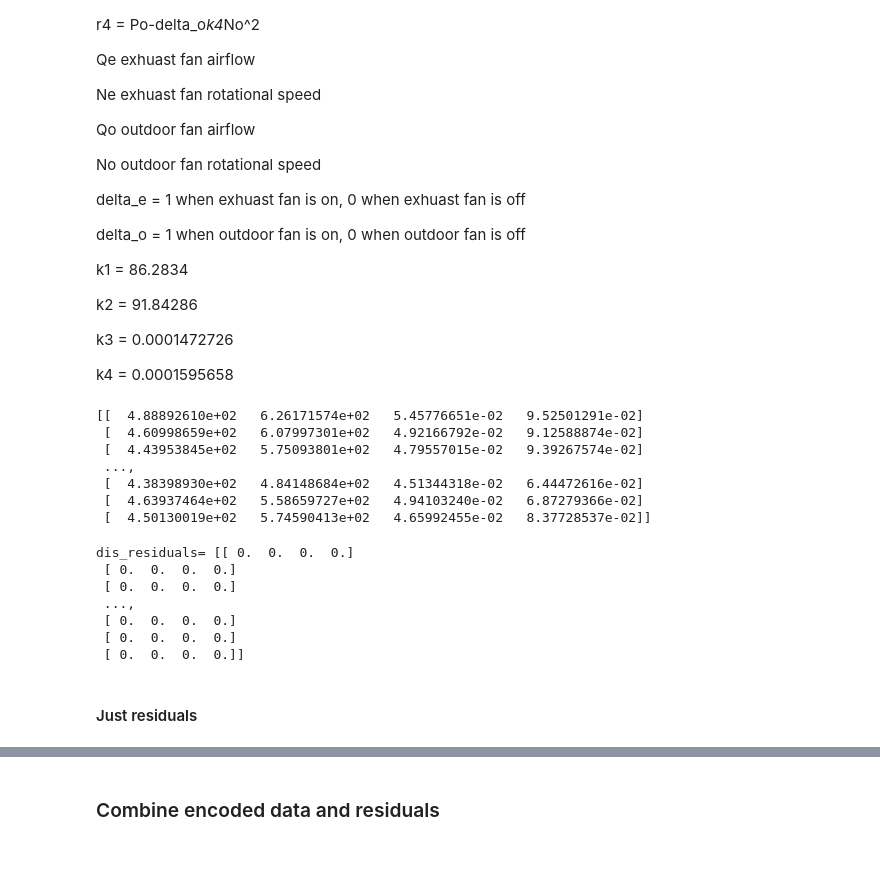
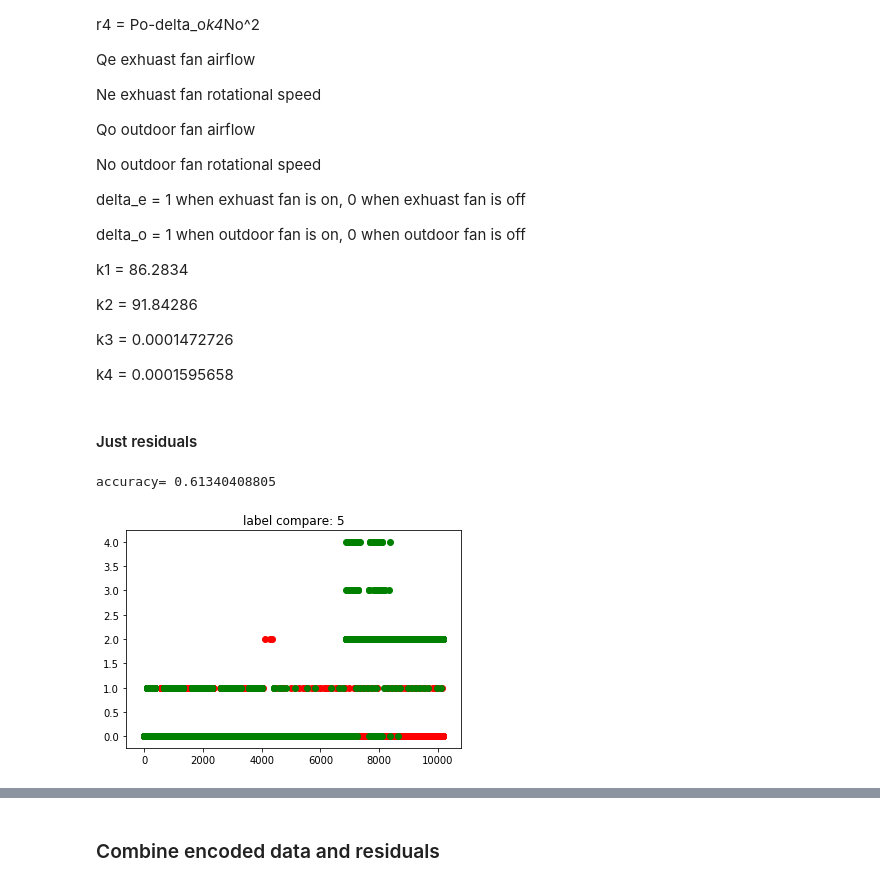
Before and after one commit to foTok/hybrid_diagnosis, a Jupyter notebook: Hybrid_Approach_v0.01.ipynb, the cells around one changed output, grey strips where cells are left out. Drawn from its saved outputs; the diff is of its cells as text; code cells hidden in the pictures; blank space fills up the shorter version.

```diff
--- a/Hybrid_Approach_v0.01.ipynb
+++ b/Hybrid_Approach_v0.01.ipynb
@@ -687,14 +624,14 @@ class graph:
 
             for y in domain_y:
                 table    = []
-                Py     = float(sum(data_y == y) + 1)/(length+len_y)       #laplace smooth
+                Py     = float(sum(data_y == y) + len_x)/(length+len_x*len_y)       #laplace smooth
                 for x in domain_x:
                     indexxy= [1 if (i==x)and(j==y) else 0 for i,j in zip(data_x,data_y)]
                     Pxy    = float(sum(indexxy) + 1)/(length+len_x*len_y) #laplace smooth
                     table.append(float(Pxy)/Py)
                 self.add_pro(node_name,(y,),table)
 
-        elif len(father_nodes)==2:
+        elif len(father_nodes)==2:#y,z==>x
             domain_y = father_nodes[0].domain
             data_y   = data[:,self.get_node_index(father_nodes[0].name)]
             len_y    = len(domain_y)
@@ -706,7 +643,7 @@ class graph:
                 for z in domain_z:
                     table = []
                     indexyz= [1 if (i==y)and(j==z) else 0 for i,j in zip(data_y,data_z)]
-                    Pyz    = float(sum(indexyz) + 1)/(length+len_y*len_z) #laplace smooth
+                    Pyz    = float(sum(indexyz) + len_x)/(length+len_x*len_y*len_z) #laplace smooth
                     for x in domain_x:
                         indexxyz= [1 if (i==y)and(j==z)and(k==x) else 0 for i,j,k in zip(data_y,data_z,data_x)]
                         Pxyz    = float(sum(indexxyz) + 1)/(length+len_y*len_z*len_x) #laplace smooth
@@ -742,6 +679,7 @@ class graph:
         weight   = []
         features = np.ndarray.tolist(features)
         #print(self.nodes[-1].domain)
+        #print('domain=',self.nodes[-1].domain)
         for i in self.nodes[-1].domain:
             #print('i=',i)
             Pi = 1
@@ -759,7 +697,7 @@ class graph:
                 #print('table = ',table)
                 #this node
                 index = self.get_node_index(node.name)           #index of this node in features
-                value = new_features[index]                          #value of this ndde in features
+                value = new_features[index]                      #value of this ndde in features
                 index = node.domain.index(value)                 #index value in domain
                 Pi = Pi*table[index]
             weight.append(Pi)
@@ -798,3 +735,0 @@ mode ==>feature0==>feature5 feature2
-# %%
-w = tan.predict(np.array([1,0,1,0,0,0]))
-print(w)
@@ -883,25 +809,7 @@ residuals = [[residual_ariflow_balance(qe,de,k1,ne),\
               residual_pressure_balance(po,do,k4,no)] \
               for qe,qo,pe,po,ne,no,de,do in zip(Qe,Qo,Pe,Po,Ne,No,De,Do)]
 residuals = np.array(residuals)
-print(residuals)
-# %% [output]
-[[  4.88892610e+02   6.26171574e+02   5.45776651e-02   9.52501291e-02]
- [  4.60998659e+02   6.07997301e+02   4.92166792e-02   9.12588874e-02]
- [  4.43953845e+02   5.75093801e+02   4.79557015e-02   9.39267574e-02]
- ...,
- [  4.38398930e+02   4.84148684e+02   4.51344318e-02   6.44472616e-02]
- [  4.63937464e+02   5.58659727e+02   4.94103240e-02   6.87279366e-02]
- [  4.50130019e+02   5.74590413e+02   4.65992455e-02   8.37728537e-02]]
 # %%
 dis_residuals = z_test(residuals,100,0.95)
-print('dis_residuals=',dis_residuals)
-# %% [output]
-dis_residuals= [[ 0.  0.  0.  0.]
- [ 0.  0.  0.  0.]
- [ 0.  0.  0.  0.]
- ...,
- [ 0.  0.  0.  0.]
- [ 0.  0.  0.  0.]
- [ 0.  0.  0.  0.]]
 # %% [markdown]
 #### Just residuals
@@ -908 +823,43 @@ dis_residuals= [[ 0.  0.  0.  0.]
+# %%
+#truth table
+from collections import defaultdict
+
+truth_table = defaultdict(list)
+for i in model_labeled_data:
+    if tuple(i[:4]) not in truth_table:
+        truth_table[tuple(i[:4])] = [0,0,0,0,0]
+    table = truth_table[tuple(i[:4])]
+    table[int(i[4])] = table[int(i[4])] + 1
+    truth_table[tuple(i[:4])] = table
+
+for i in truth_table:
+    norm = sum(truth_table[i])
+    table = [j/norm for j in truth_table[i]]
+    truth_table[i] = table
+
+input_data   = model_labeled_data[:,:-1]
+output_label = model_labeled_data[:,-1]
+predict_labels = []
+for i in input_data:
+    w = truth_table[tuple(i)]
+    index = w.index(max(w))
+    predict_labels.append(index)
+
+
+predict_labels = np.array(predict_labels)
+
+accuracy = sum([i==j for i,j in zip(predict_labels,output_label)])/float(len(output_label))
+print('accuracy=',accuracy)
+
+import matplotlib.pyplot as plt
+
+x   = np.arange(len(predict_labels))
+plt.scatter(x,predict_labels, color = 'r')
+plt.scatter(x,output_label, color = 'g')
+
+plt.title('label compare: %d' % n_clusters_)
+plt.show()
+# %% [output]
+accuracy= 0.61340408805
+[figure, added]
 # %%
```
Also changed, not shown: parts of 22 cells of this notebook.
